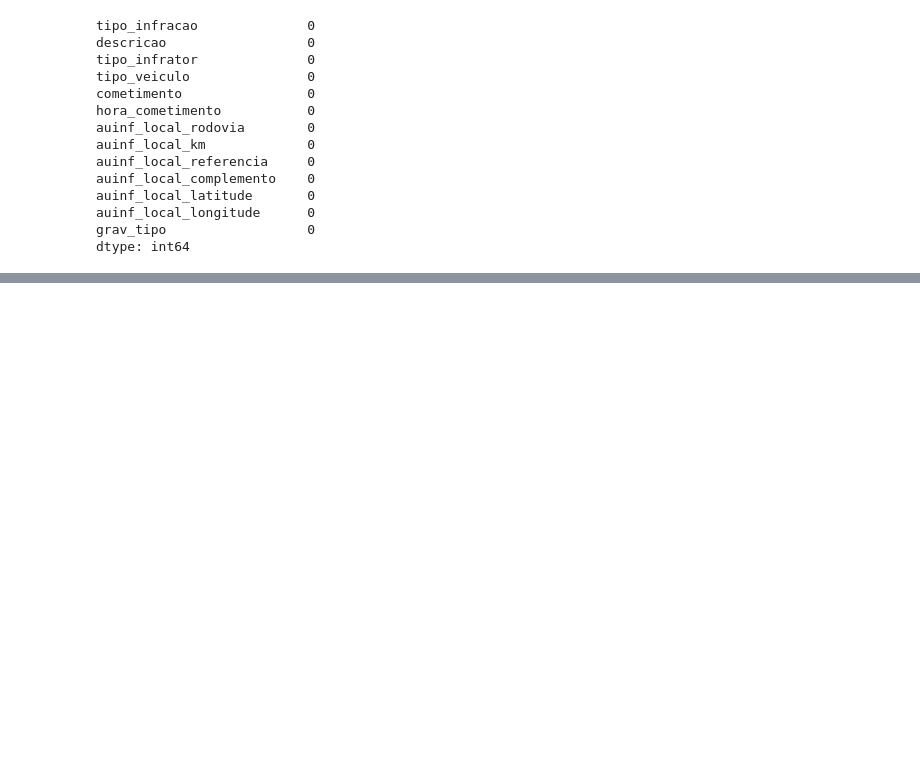
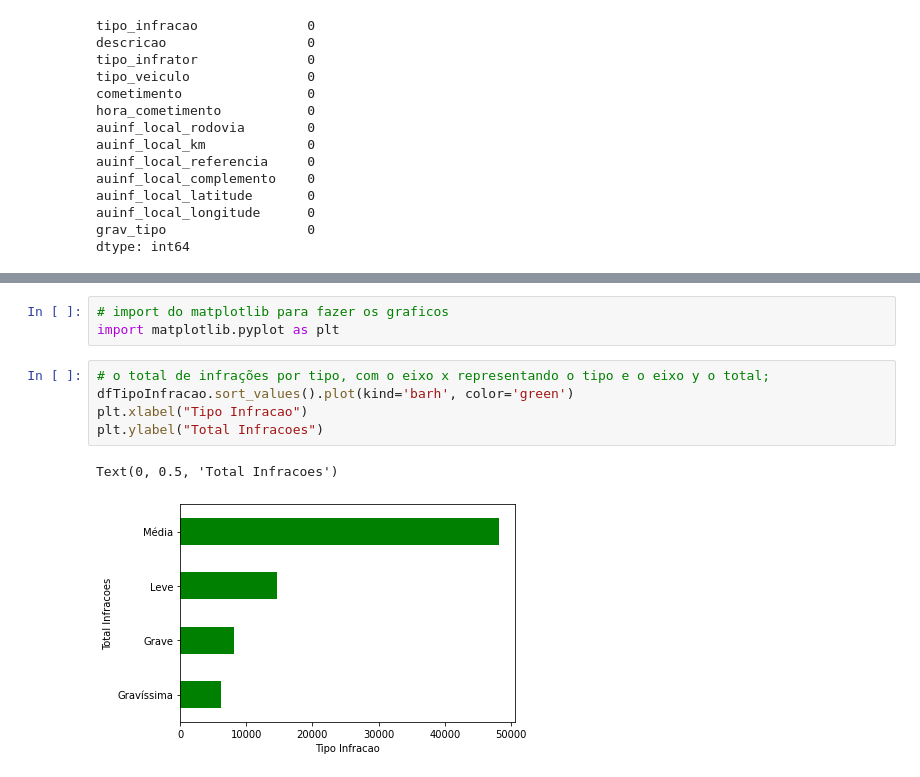
Before and after one commit to Squinsan/projeto1-DataAnalysisHSMuCode, a Jupyter notebook: pandas.ipynb, the cells around one changed output, grey strips where cells are left out. Saved outputs shown, nothing was run; the diff lists cells and outputs as text; blank space fills up the shorter version.

```diff
--- a/pandas.ipynb
+++ b/pandas.ipynb
@@ -148,0 +158,11 @@ dtype: int64
+# %%
+# import do matplotlib para fazer os graficos
+import matplotlib.pyplot as plt
+# %%
+# o total de infrações por tipo, com o eixo x representando o tipo e o eixo y o total;
+dfTipoInfracao.sort_values().plot(kind='barh', color='green')
+plt.xlabel("Tipo Infracao")
+plt.ylabel("Total Infracoes")
+# %% [output]
+Text(0, 0.5, 'Total Infracoes')
+[figure, added]
```
Also changed, not shown: parts of 2 cells of this notebook.
